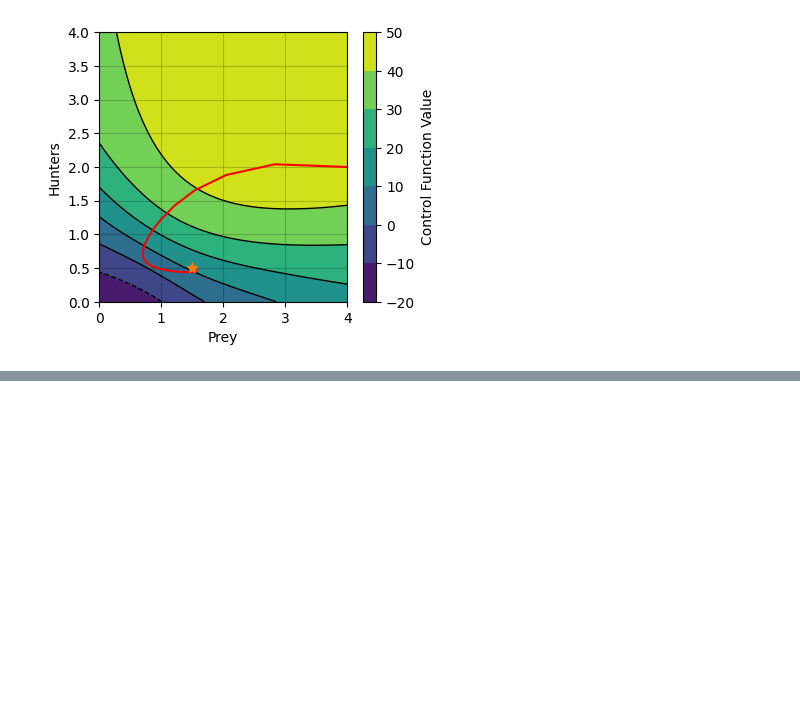
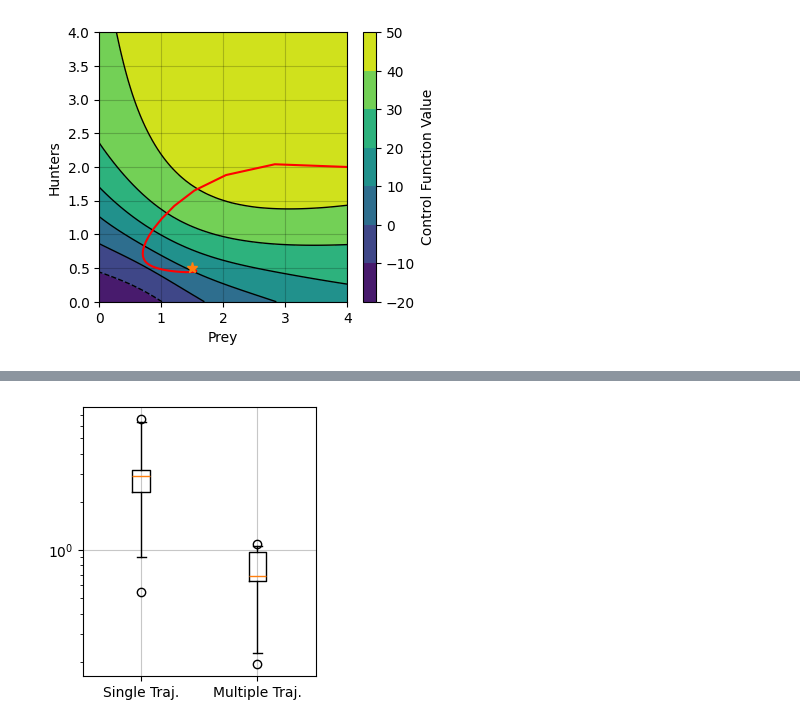
Before and after one commit to ITMO-NSS-team/EPDE, a Jupyter notebook: projects/control/visulization.ipynb, the cells around one changed output, grey strips where cells are left out. Cells and saved outputs as stored; diff of their text form; code cells hidden in the pictures; blank space fills up the shorter version.

```diff
--- a/projects/control/visulization.ipynb
+++ b/projects/control/visulization.ipynb
@@ -248,0 +265,15 @@ plt.savefig('/home/mikemaslyaev/Documents/HighValue/control_landscape.png', dpi
+# %%
+plt.rcParams["figure.figsize"] = (3.0, 3.5)
+obj_funs_single_traj = np.random.noncentral_chisquare(3, .001, 10)+1e-1
+obj_funs_multiple_traj = np.random.uniform(1.5e-1, 1.134, size = 10)
+
+my_dict = {'Single Traj.': obj_funs_single_traj, 'Multiple Traj.': obj_funs_multiple_traj}
+
+fig, ax = plt.subplots()
+ax.set_yscale('log')
+ax.grid(alpha = 0.7)
+ax.boxplot(my_dict.values(), whis=[5, 95])
+ax.set_xticklabels(my_dict.keys())
+plt.savefig('boxplot_lander_fitness.png', dpi = 300, format = 'png', bbox_inches = 'tight')
+# %% [output]
+[figure, added]
```
Also changed, not shown: parts of 12 cells of this notebook, 16 other files.
